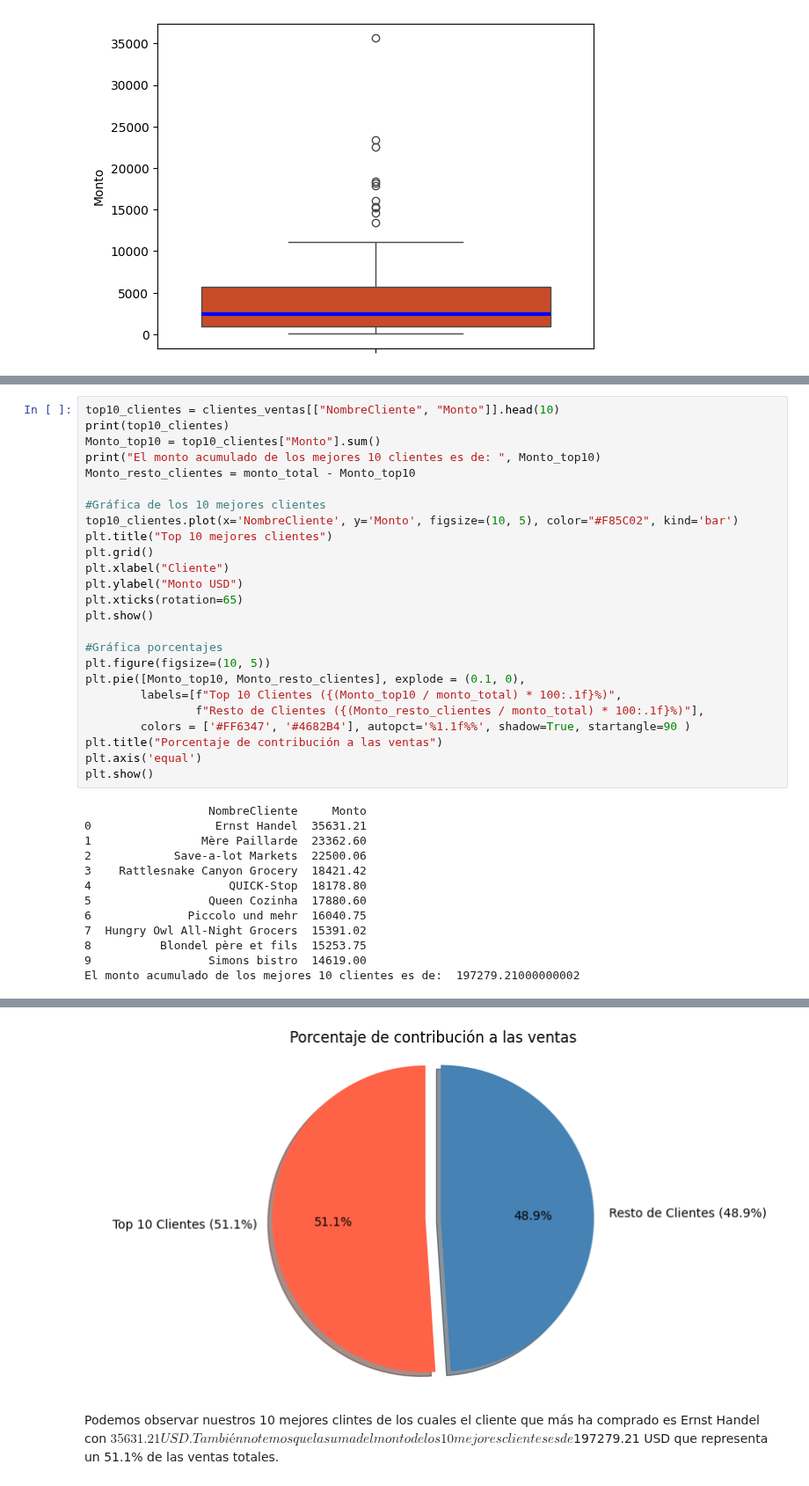
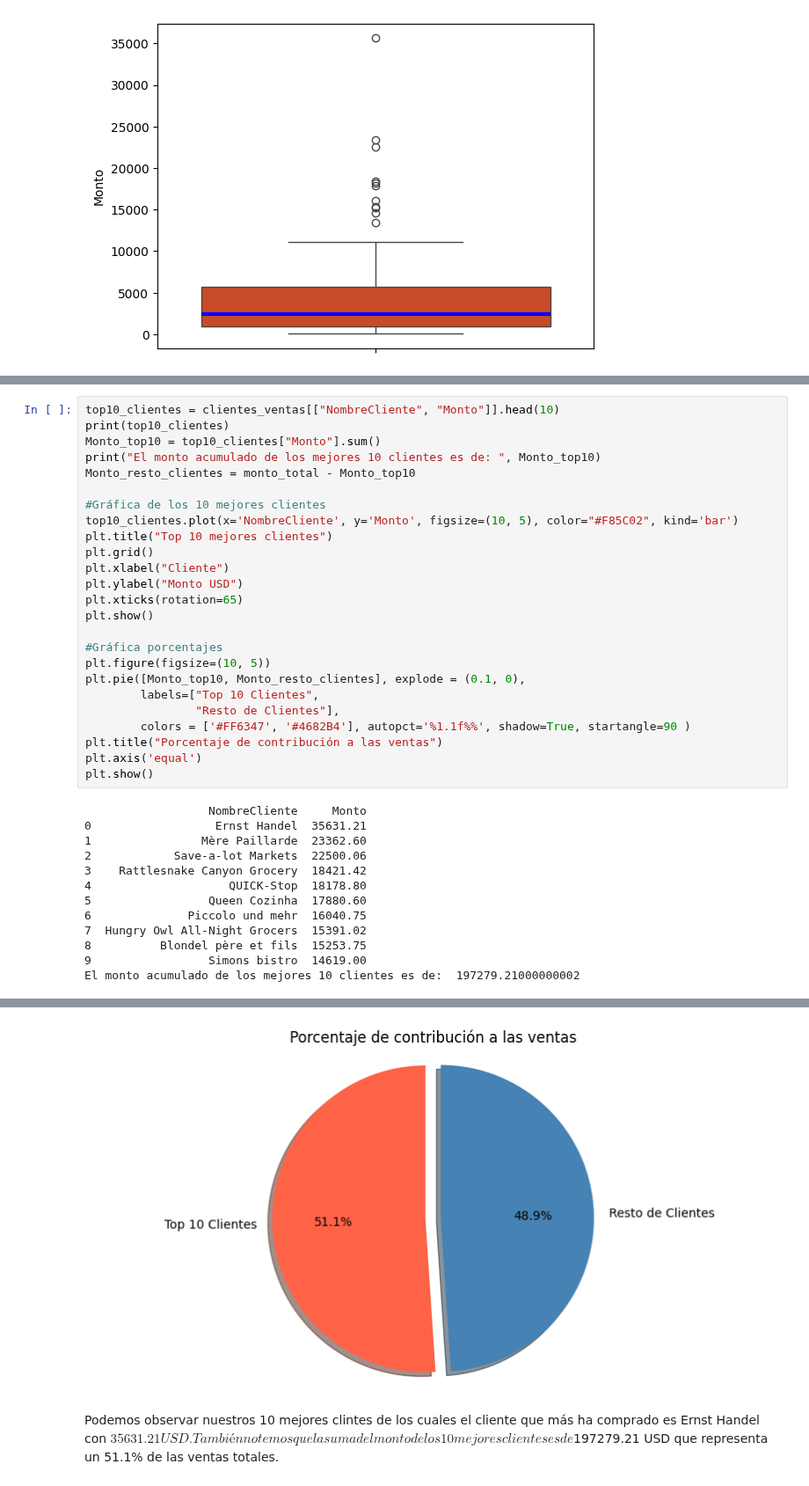
Before and after one commit to arieldatascientist/Northwind_end-to-end-ventas-forecasting-and-segmentation, a Jupyter notebook: notebooks/EDA_Northwind.ipynb, the cells around one changed output, grey strips where cells are left out. Shown at 88% size. Saved outputs shown, nothing was run; the diff lists cells and outputs as text.

```diff
--- a/notebooks/EDA_Northwind.ipynb
+++ b/notebooks/EDA_Northwind.ipynb
@@ -99,35 +99,35 @@ Monto_resto_clientes = monto_total - Monto_top10
 #Gráfica de los 10 mejores clientes
 top10_clientes.plot(x='NombreCliente', y='Monto', figsize=(10, 5), color="#F85C02", kind='bar')
 plt.title("Top 10 mejores clientes")
 plt.grid()
 plt.xlabel("Cliente")
 plt.ylabel("Monto USD")
 plt.xticks(rotation=65)
 plt.show()
 
 #Gráfica porcentajes
 plt.figure(figsize=(10, 5))
 plt.pie([Monto_top10, Monto_resto_clientes], explode = (0.1, 0),
-        labels=[f"Top 10 Clientes ({(Monto_top10 / monto_total) * 100:.1f}%)",
-                f"Resto de Clientes ({(Monto_resto_clientes / monto_total) * 100:.1f}%)"],
+        labels=["Top 10 Clientes",
+                "Resto de Clientes"],
         colors = ['#FF6347', '#4682B4'], autopct='%1.1f%%', shadow=True, startangle=90 )
 plt.title("Porcentaje de contribución a las ventas")
 plt.axis('equal')
 plt.show()
 # %% [output]
                   NombreCliente     Monto
 0                  Ernst Handel  35631.21
 1                Mère Paillarde  23362.60
 2            Save-a-lot Markets  22500.06
 3    Rattlesnake Canyon Grocery  18421.42
 4                    QUICK-Stop  18178.80
 5                 Queen Cozinha  17880.60
 6              Piccolo und mehr  16040.75
 7  Hungry Owl All-Night Grocers  15391.02
 8          Blondel père et fils  15253.75
 9                 Simons bistro  14619.00
 El monto acumulado de los mejores 10 clientes es de:  197279.21000000002
 [figure]
-[figure, old version]
+[figure, new version]
 # %% [markdown]
 Podemos observar nuestros 10 mejores clintes de los cuales el cliente que más ha comprado es Ernst Handel con $35631.21 USD. También notemos que la suma del monto de los 10 mejores clientes es de $197279.21 USD que representa un 51.1% de las ventas totales.
```
Also changed, not shown: parts of 10 cells of this notebook.
